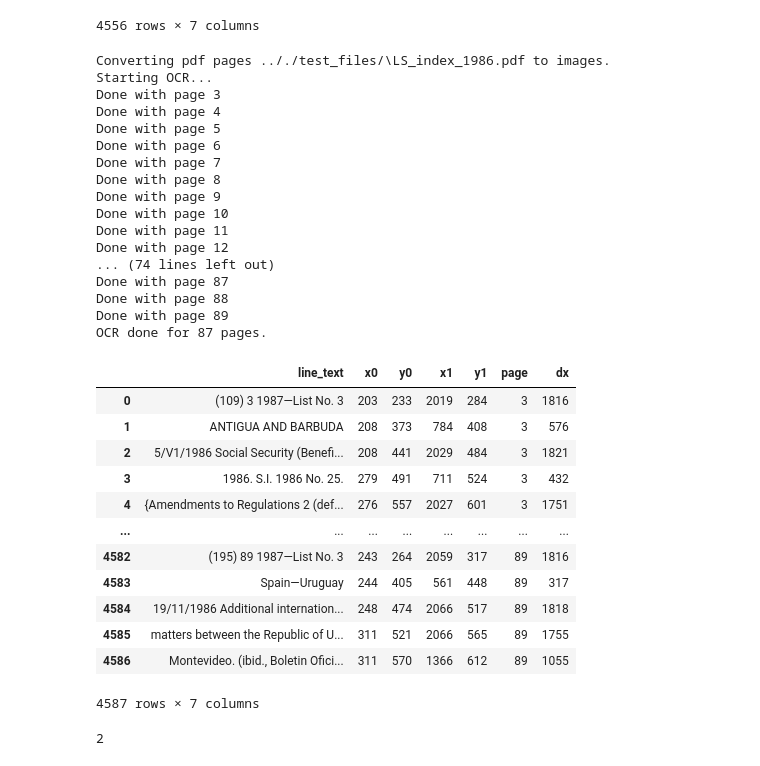
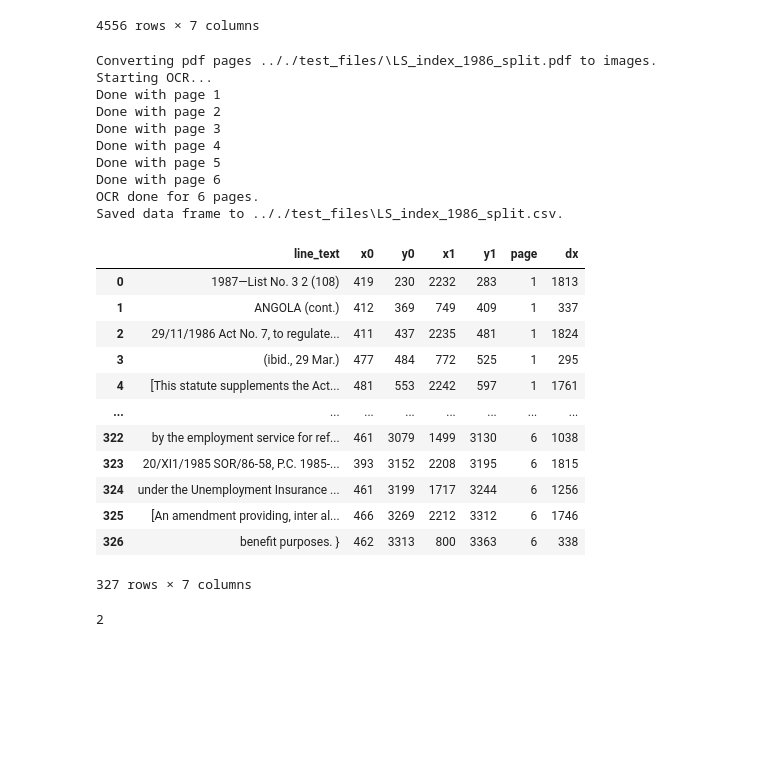
Before and after one commit to jeusa/indexex, a Jupyter notebook: code/index_extraction.ipynb, the cells around one changed output. Saved outputs shown, nothing was run; the diff lists cells and outputs as text; code cells hidden in the pictures; blank space fills up the shorter version.

Commit message:
ADD: method for extraction, notebook for ocr

```diff
--- a/code/index_extraction.ipynb
+++ b/code/index_extraction.ipynb
@@ -21,6 +24,11 @@ import records
 test_files_dir = ".././test_files/"
 test_files = util.list_files(test_files_dir)
 file = test_files[-2]
+
+indexes_path = "H:\Documents\Indexex\ILO_yearly_indices\\tesseract_data_frames"
+indexes_csv = util.list_files(indexes_path, suffix=".csv")
+output_dir = "H:\Documents\Indexex\ILO_yearly_indices\extracted_indexes"
+
 display(test_files, file)
 # %% [output]
 ['.././test_files/\\Argentinia_LS_index_1934_test_I_DE.pdf',
@@ -37,3 +58,7 @@ display(test_files, file)
+# %%
+for i, file in enumerate(indexes_csv):
+    save_path = output_dir + os.sep + os.path.basename(file)
+    extract.extract_indexes(pd.read_csv(file), save_to=save_path)
 # %%
 p_start = 3
 pages, dicts = util.read_pdf(file, p_start)
@@ -61,40 +86,33 @@ Finished reading 87 page(s)
 | 4555 | Montevideo, (ibid., Boletín Ofici... | [Montevideo, (ibid.,, Boletín Ofi... | 55.92 | 98.76 | 256.90 | 110.77 | 89 |
 4556 rows × 7 columns
 # %%
-pdf_df = util.ocr(file, start_page=3)
+pdf_df = util.ocr(file, start_page=1, save_to=".././test_files")
 lines_df = lines.make_lines_df_from_ocr(pdf_df)
 lines_df
 # %% [output]
-Converting pdf pages .././test_files/\LS_index_1986.pdf to images.
+Converting pdf pages .././test_files/\LS_index_1986_split.pdf to images.
 Starting OCR...
+Done with page 1
+Done with page 2
 Done with page 3
 Done with page 4
 Done with page 5
 Done with page 6
-Done with page 7
-Done with page 8
-Done with page 9
-Done with page 10
-Done with page 11
-Done with page 12
-... (74 lines left out)
-Done with page 87
-Done with page 88
-Done with page 89
-OCR done for 87 pages.
+OCR done for 6 pages.
+Saved data frame to .././test_files\LS_index_1986_split.csv.
 |  | line_text | x0 | y0 | x1 | y1 | page | dx |
-| 0 | (109) 3 1987—List No. 3 | 203 | 233 | 2019 | 284 | 3 | 1816 |
-| 1 | ANTIGUA AND BARBUDA | 208 | 373 | 784 | 408 | 3 | 576 |
-| 2 | 5/V1/1986 Social Security (Benefi... | 208 | 441 | 2029 | 484 | 3 | 1821 |
-| 3 | 1986. S.I. 1986 No. 25. | 279 | 491 | 711 | 524 | 3 | 432 |
-| 4 | {Amendments to Regulations 2 (def... | 276 | 557 | 2027 | 601 | 3 | 1751 |
+| 0 | 1987—List No. 3 2 (108) | 419 | 230 | 2232 | 283 | 1 | 1813 |
+| 1 | ANGOLA (cont.) | 412 | 369 | 749 | 409 | 1 | 337 |
+| 2 | 29/11/1986 Act No. 7, to regulate... | 411 | 437 | 2235 | 481 | 1 | 1824 |
+| 3 | (ibid., 29 Mar.) | 477 | 484 | 772 | 525 | 1 | 295 |
+| 4 | [This statute supplements the Act... | 481 | 553 | 2242 | 597 | 1 | 1761 |
 | ... | ... | ... | ... | ... | ... | ... | ... |
-| 4582 | (195) 89 1987—List No. 3 | 243 | 264 | 2059 | 317 | 89 | 1816 |
-| 4583 | Spain—Uruguay | 244 | 405 | 561 | 448 | 89 | 317 |
-| 4584 | 19/11/1986 Additional internation... | 248 | 474 | 2066 | 517 | 89 | 1818 |
-| 4585 | matters between the Republic of U... | 311 | 521 | 2066 | 565 | 89 | 1755 |
-| 4586 | Montevideo. (ibid., Boletin Ofici... | 311 | 570 | 1366 | 612 | 89 | 1055 |
+| 322 | by the employment service for ref... | 461 | 3079 | 1499 | 3130 | 6 | 1038 |
+| 323 | 20/XI1/1985 SOR/86-58, P.C. 1985-... | 393 | 3152 | 2208 | 3195 | 6 | 1815 |
+| 324 | under the Unemployment Insurance ... | 461 | 3199 | 1717 | 3244 | 6 | 1256 |
+| 325 | [An amendment providing, inter al... | 466 | 3269 | 2212 | 3312 | 6 | 1746 |
+| 326 | benefit purposes. } | 462 | 3313 | 800 | 3363 | 6 | 338 |
-4587 rows × 7 columns
+327 rows × 7 columns
 # %%
 bins_x0, bins_x1, x0_n = group.group_line_starts_ends(lines_df)
 borders = lines.make_borders_df(bins_x0, bins_x1)
```
Also changed, not shown: parts of 10 cells of this notebook, 5 other files.
